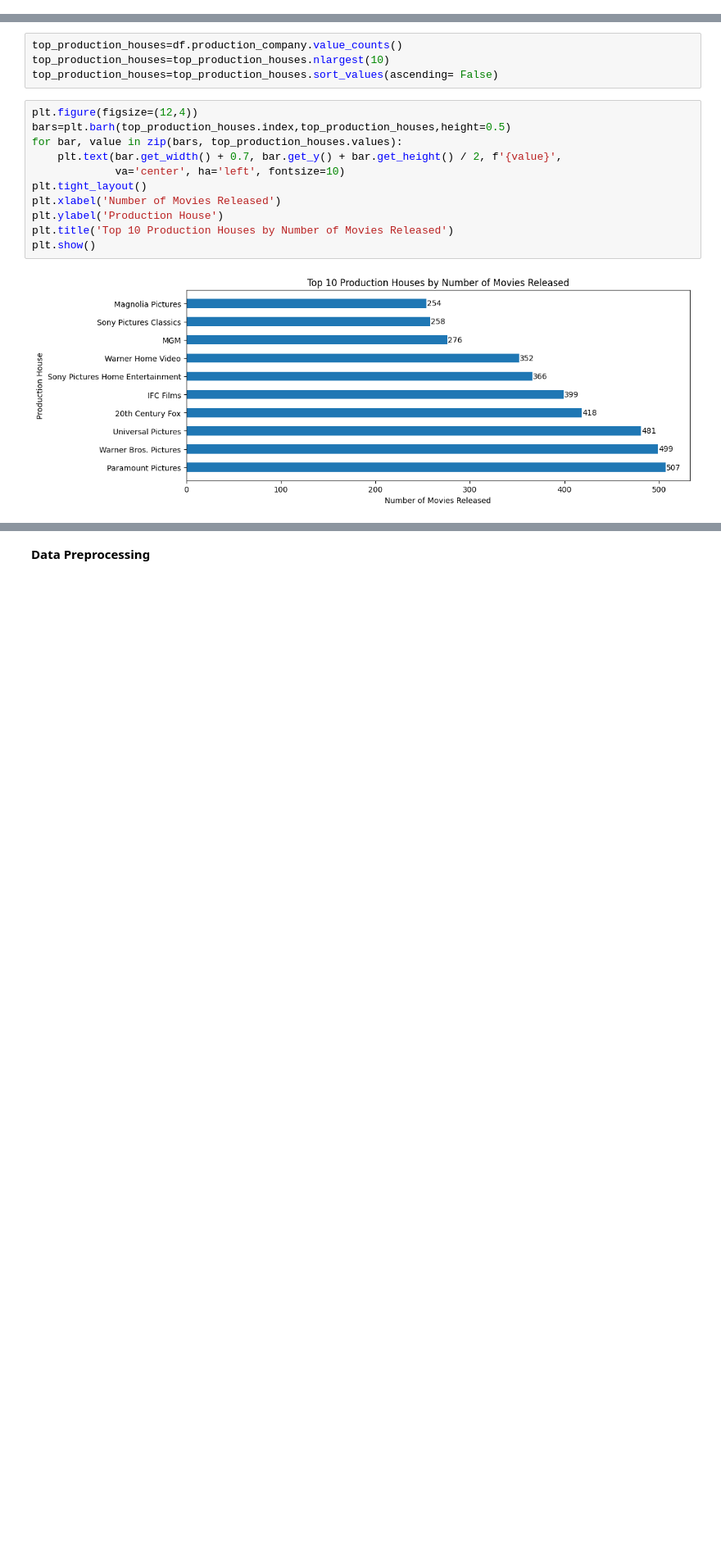
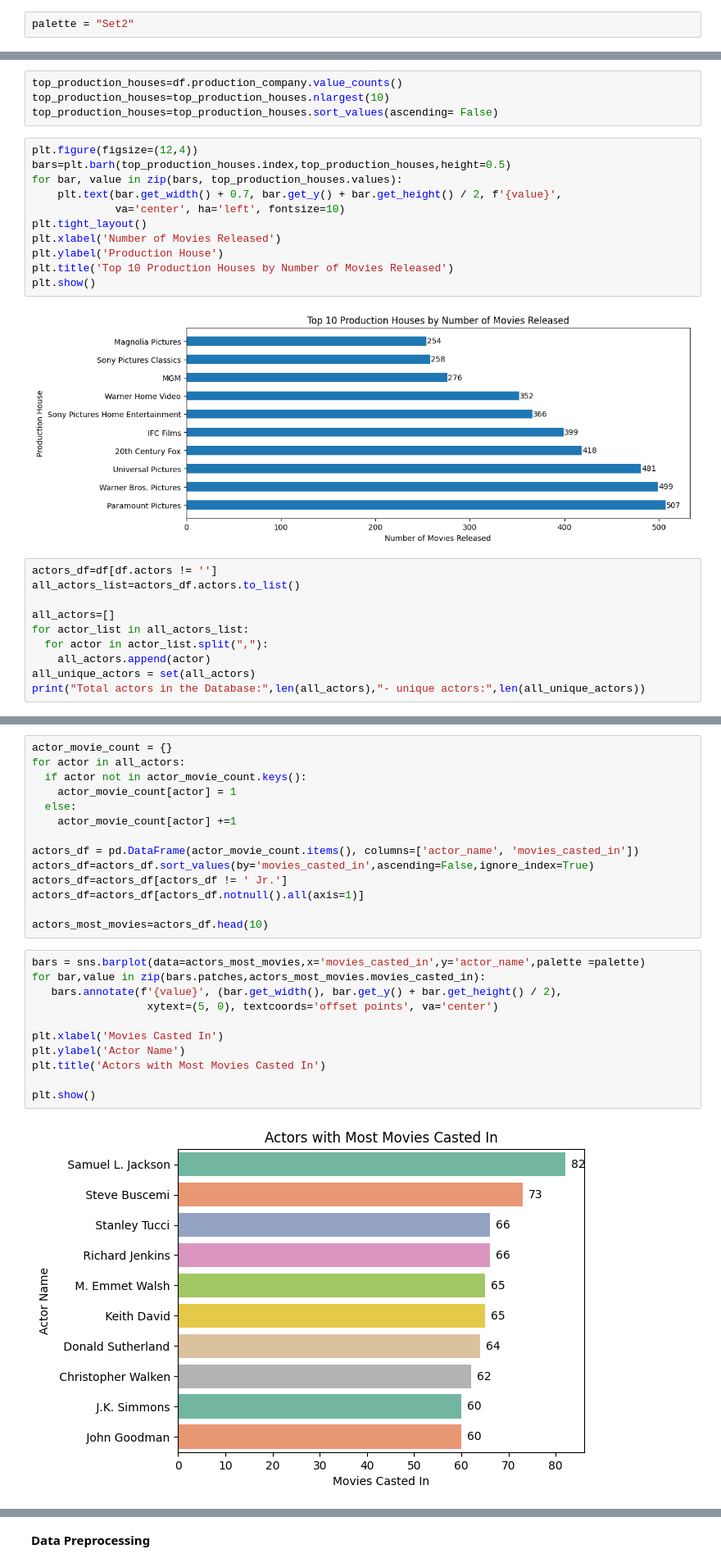
Before and after one commit to vinaykumargummadi/CineSense, a Jupyter notebook: notebooks/data_exploration.ipynb, the cells around one changed output, grey strips where cells are left out. Shown at 82% size. Drawn from its saved outputs; the diff is of its cells as text; blank space fills up the shorter version.

```diff
--- a/notebooks/data_exploration.ipynb
+++ b/notebooks/data_exploration.ipynb
@@ -13,6 +13,8 @@ tqdm_notebook.pandas()
 
 import warnings
 warnings.filterwarnings('ignore')
+# %%
+palette = "Set2"
 # %%
 from google.colab import drive
 drive.mount('/content/drive')
@@ -249,3 +251,13 @@ plt.title('Top 10 Production Houses by Number of Movies Released')
 plt.show()
 # %% [output]
 [figure]
+# %%
+actors_df=df[df.actors != '']
+all_actors_list=actors_df.actors.to_list()
+
+all_actors=[]
+for actor_list in all_actors_list:
+  for actor in actor_list.split(","):
+    all_actors.append(actor)
+all_unique_actors = set(all_actors)
+print("Total actors in the Database:",len(all_actors),"- unique actors:",len(all_unique_actors))
@@ -251,0 +266,27 @@ plt.show()
+# %%
+actor_movie_count = {}
+for actor in all_actors:
+  if actor not in actor_movie_count.keys():
+    actor_movie_count[actor] = 1
+  else:
+    actor_movie_count[actor] +=1
+
+actors_df = pd.DataFrame(actor_movie_count.items(), columns=['actor_name', 'movies_casted_in'])
+actors_df=actors_df.sort_values(by='movies_casted_in',ascending=False,ignore_index=True)
+actors_df=actors_df[actors_df != ' Jr.']
+actors_df=actors_df[actors_df.notnull().all(axis=1)]
+
+actors_most_movies=actors_df.head(10)
+# %%
+bars = sns.barplot(data=actors_most_movies,x='movies_casted_in',y='actor_name',palette =palette)
+for bar,value in zip(bars.patches,actors_most_movies.movies_casted_in):
+   bars.annotate(f'{value}', (bar.get_width(), bar.get_y() + bar.get_height() / 2),
+                  xytext=(5, 0), textcoords='offset points', va='center')
+
+plt.xlabel('Movies Casted In')
+plt.ylabel('Actor Name')
+plt.title('Actors with Most Movies Casted In')
+
+plt.show()
+# %% [output]
+[figure, added]
```
Also changed, not shown: parts of 9 cells of this notebook.
